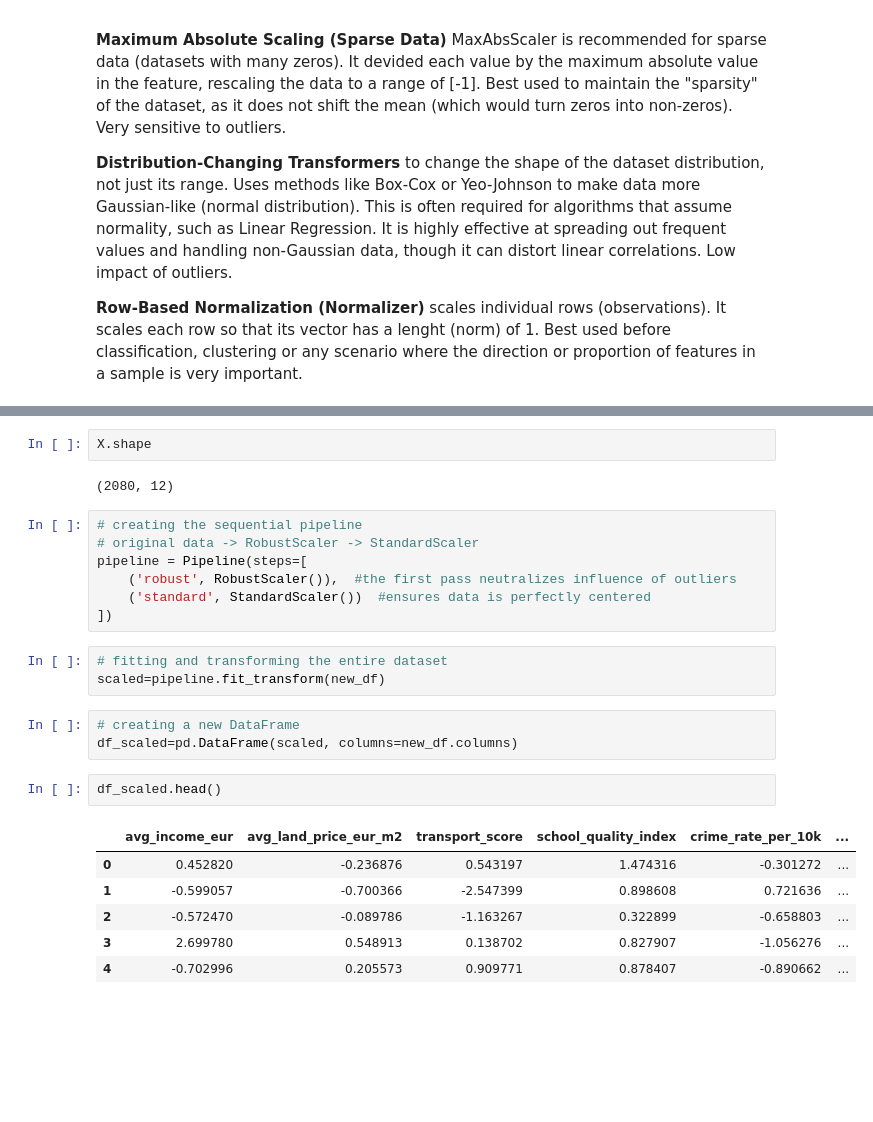
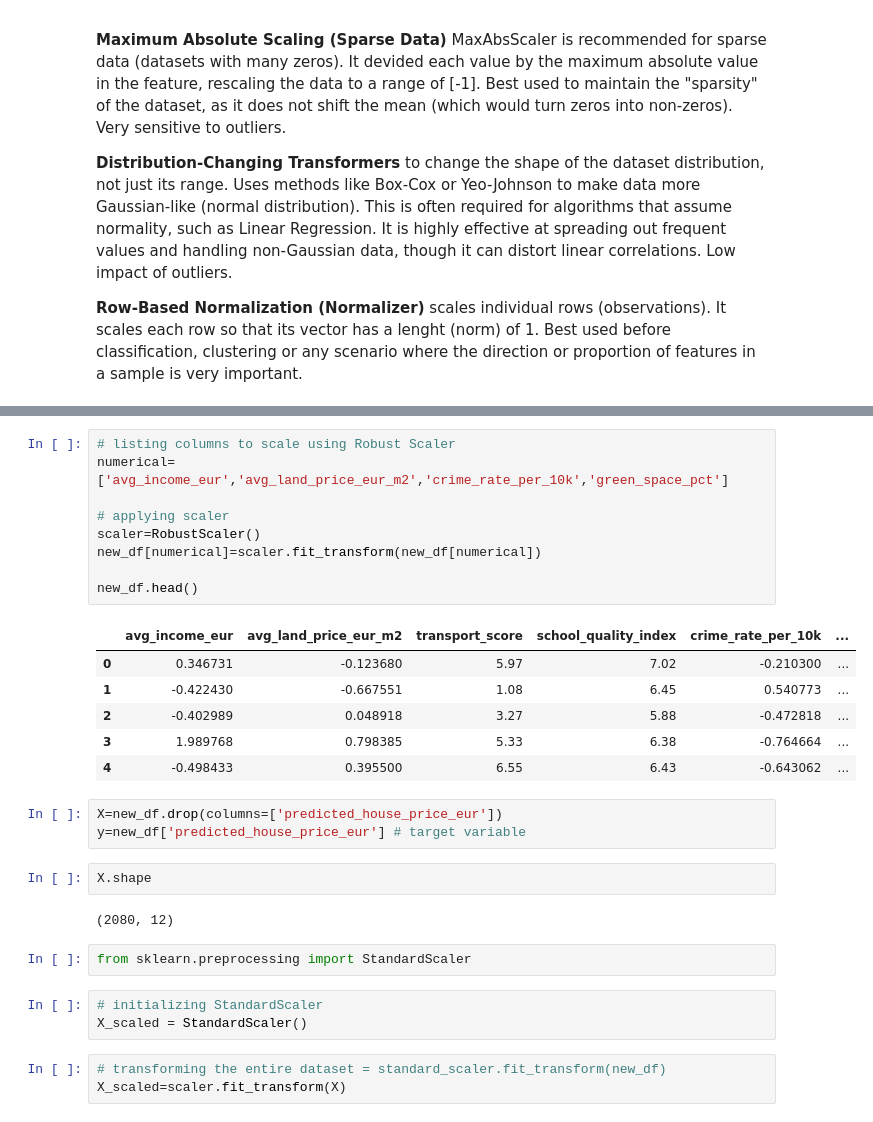
Before and after one commit to AnnaKusia/https-classroom.github.com-a-vi8Otmbm, a Jupyter notebook: HDipl_L8_ML_CA2_sba24023_Anna_Les.ipynb, the cells around one changed output, grey strips where cells are left out. Drawn from its saved outputs; the diff is of its cells as text; blank space fills up the shorter version.

```diff
--- a/HDipl_L8_ML_CA2_sba24023_Anna_Les.ipynb
+++ b/HDipl_L8_ML_CA2_sba24023_Anna_Les.ipynb
@@ -1222,26 +1236,31 @@ y=new_df['predicted_house_price_eur'] # target variable
-# %%
-X.shape
-# %% [output]
-(2080, 12)
-# %%
-# creating the sequential pipeline
-# original data -> RobustScaler -> StandardScaler
-pipeline = Pipeline(steps=[
-    ('robust', RobustScaler()),  #the first pass neutralizes influence of outliers
-    ('standard', StandardScaler())  #ensures data is perfectly centered
-])
-# %%
-# fitting and transforming the entire dataset
-scaled=pipeline.fit_transform(new_df)
-# %%
-# creating a new DataFrame
-df_scaled=pd.DataFrame(scaled, columns=new_df.columns)
-# %%
-df_scaled.head()
-# %% [output]
-|  | avg_income_eur | avg_land_price_eur_m2 | transport_score | school_quality_index | crime_rate_per_10k | ... |
-| 0 | 0.452820 | -0.236876 | 0.543197 | 1.474316 | -0.301272 | ... |
-| 1 | -0.599057 | -0.700366 | -2.547399 | 0.898608 | 0.721636 | ... |
-| 2 | -0.572470 | -0.089786 | -1.163267 | 0.322899 | -0.658803 | ... |
-| 3 | 2.699780 | 0.548913 | 0.138702 | 0.827907 | -1.056276 | ... |
-| 4 | -0.702996 | 0.205573 | 0.909771 | 0.878407 | -0.890662 | ... |
+# %%
+# listing columns to scale using Robust Scaler
+numerical=['avg_income_eur','avg_land_price_eur_m2','crime_rate_per_10k','green_space_pct']
+
+# applying scaler
+scaler=RobustScaler()
+new_df[numerical]=scaler.fit_transform(new_df[numerical])
+
+new_df.head()
+# %% [output]
+|  | avg_income_eur | avg_land_price_eur_m2 | transport_score | school_quality_index | crime_rate_per_10k | ... |
+| 0 | 0.346731 | -0.123680 | 5.97 | 7.02 | -0.210300 | ... |
+| 1 | -0.422430 | -0.667551 | 1.08 | 6.45 | 0.540773 | ... |
+| 2 | -0.402989 | 0.048918 | 3.27 | 5.88 | -0.472818 | ... |
+| 3 | 1.989768 | 0.798385 | 5.33 | 6.38 | -0.764664 | ... |
+| 4 | -0.498433 | 0.395500 | 6.55 | 6.43 | -0.643062 | ... |
+# %%
+X=new_df.drop(columns=['predicted_house_price_eur'])
+y=new_df['predicted_house_price_eur'] # target variable
+# %%
+X.shape
+# %% [output]
+(2080, 12)
+# %%
+from sklearn.preprocessing import StandardScaler
+# %%
+# initializing StandardScaler
+X_scaled = StandardScaler()
+# %%
+# transforming the entire dataset = standard_scaler.fit_transform(new_df)
+X_scaled=scaler.fit_transform(X)
```
Also changed, not shown: parts of 8 cells of this notebook.
